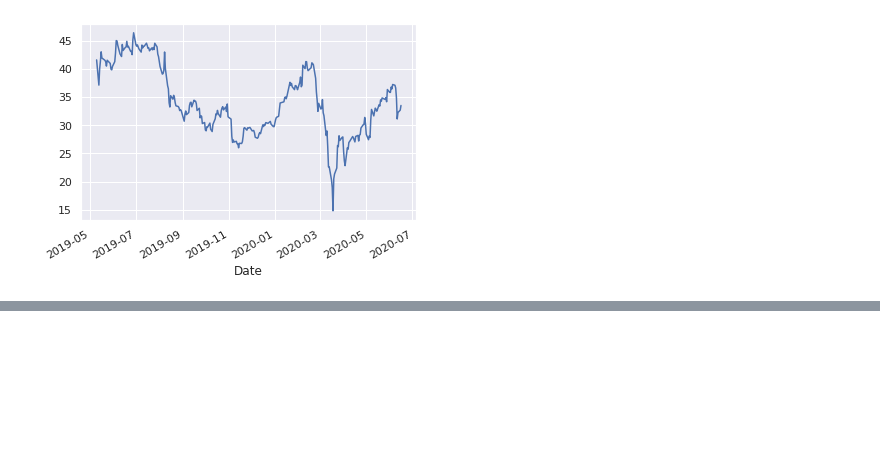
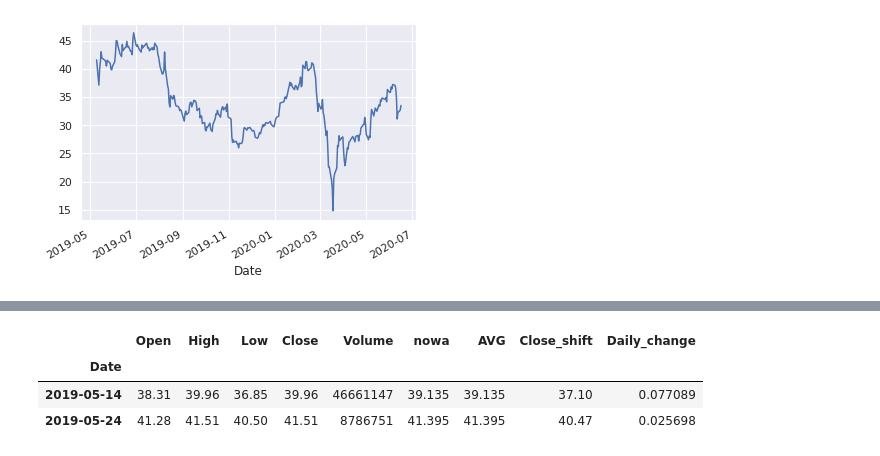
Before and after one commit to JanDziewulski/MachineLearningProjects, a Jupyter notebook: Dane_giełdowe.ipynb, the cells around one changed output, grey strips where cells are left out. Cells and saved outputs as stored; diff of their text form; code cells hidden in the pictures; blank space fills up the shorter version.

```diff
--- a/Dane_giełdowe.ipynb
+++ b/Dane_giełdowe.ipynb
@@ -265,0 +294,7 @@ df.Close.plot()
+# %%
+df[df.Close == df.High]
+# %% [output]
+|  | Open | High | Low | Close | Volume | nowa | AVG | Close_shift | Daily_change |
+| Date |  |  |  |  |  |  |  |  |  |
+| 2019-05-14 | 38.31 | 39.96 | 36.85 | 39.96 | 46661147 | 39.135 | 39.135 | 37.10 | 0.077089 |
+| 2019-05-24 | 41.28 | 41.51 | 40.50 | 41.51 | 8786751 | 41.395 | 41.395 | 40.47 | 0.025698 |
```
Also changed, not shown: parts of 7 cells of this notebook.
